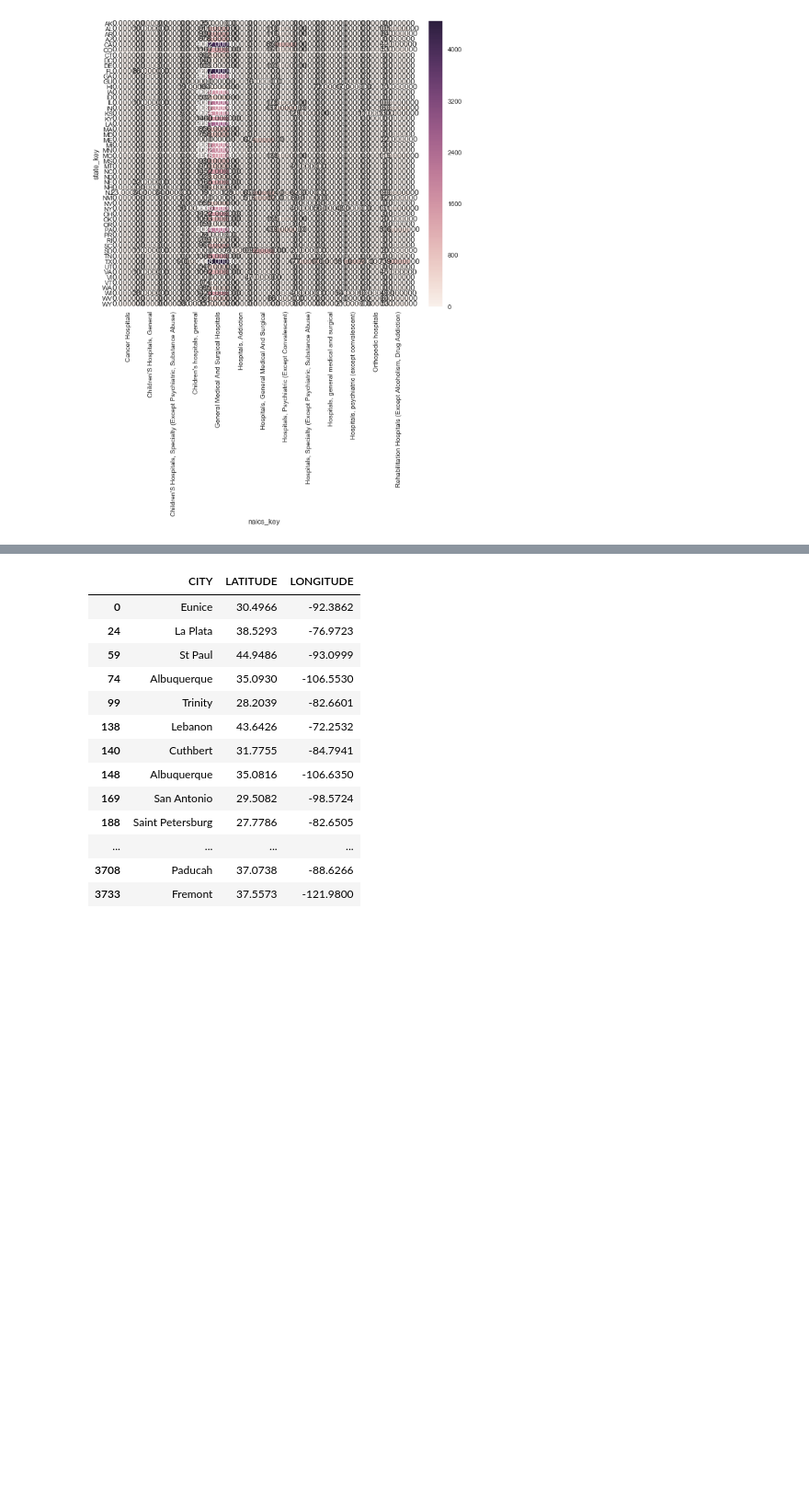
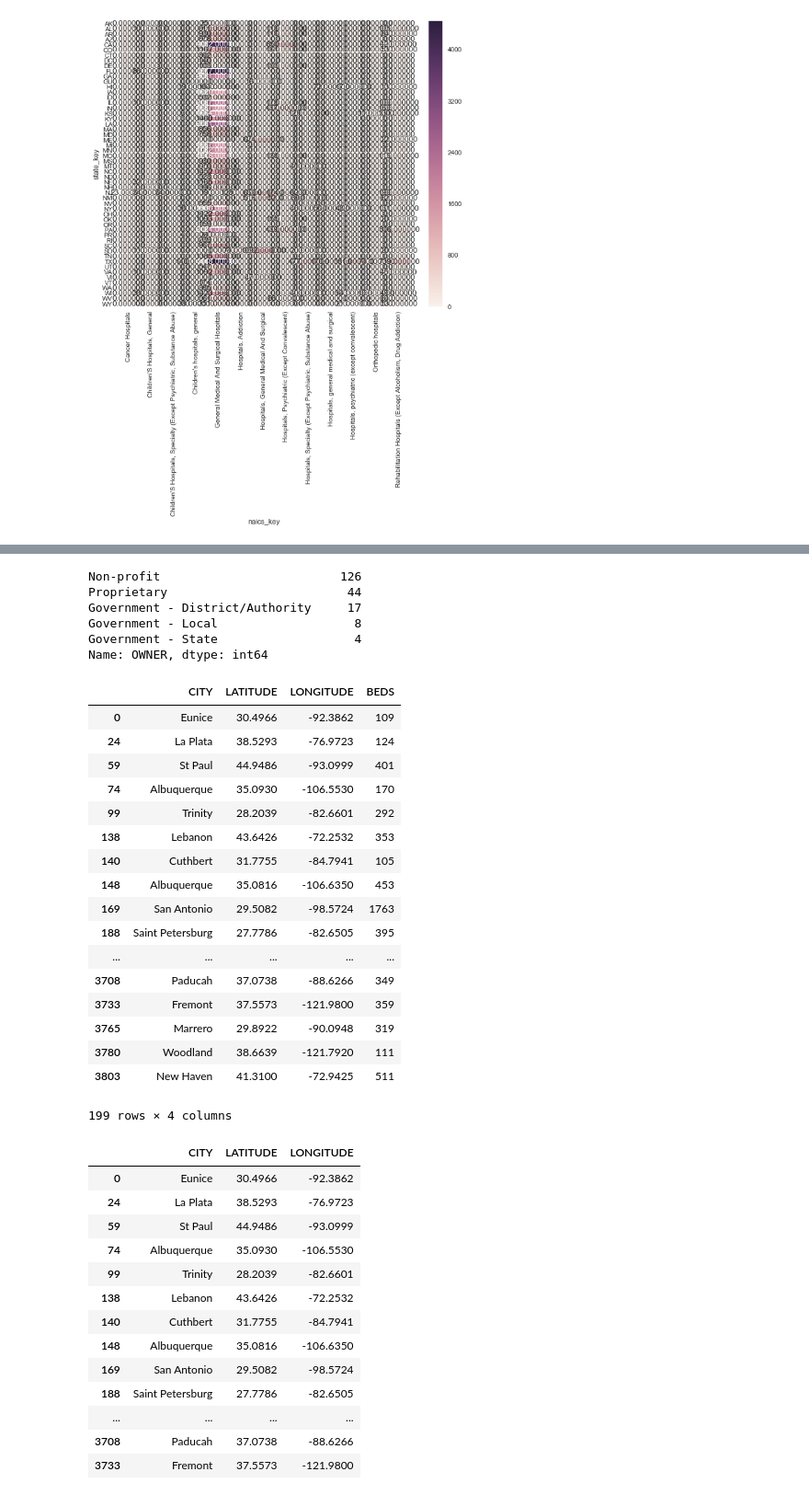
Before and after one commit to arielgamino/dataincubator, a Jupyter notebook: data-insights-challenge - part 2.ipynb, the cells around one changed output, grey strips where cells are left out. Shown at 92% size. Drawn from its saved outputs; the diff is of its cells as text; code cells hidden in the pictures; blank space fills up the shorter version.

```diff
--- a/data-insights-challenge - part 2.ipynb
+++ b/data-insights-challenge - part 2.ipynb
@@ -314,3 +342,34 @@ df_hospitals_with_term_cancer.head()
+# %%
+#Show Value counts for hospitals that contained term cancer
+df_hospitals_with_term_cancer['OWNER'].value_counts()
+# %% [output]
+Non-profit                         126
+Proprietary                         44
+Government - District/Authority     17
+Government - Local                   8
+Government - State                   4
+Name: OWNER, dtype: int64
+# %%
+df_hospitals_with_term_cancer[['CITY','LATITUDE','LONGITUDE','BEDS']]
+# %% [output]
+|  | CITY | LATITUDE | LONGITUDE | BEDS |
+| 0 | Eunice | 30.4966 | -92.3862 | 109 |
+| 24 | La Plata | 38.5293 | -76.9723 | 124 |
+| 59 | St Paul | 44.9486 | -93.0999 | 401 |
+| 74 | Albuquerque | 35.0930 | -106.5530 | 170 |
+| 99 | Trinity | 28.2039 | -82.6601 | 292 |
+| 138 | Lebanon | 43.6426 | -72.2532 | 353 |
+| 140 | Cuthbert | 31.7755 | -84.7941 | 105 |
+| 148 | Albuquerque | 35.0816 | -106.6350 | 453 |
+| 169 | San Antonio | 29.5082 | -98.5724 | 1763 |
+| 188 | Saint Petersburg | 27.7786 | -82.6505 | 395 |
+| ... | ... | ... | ... | ... |
+| 3708 | Paducah | 37.0738 | -88.6266 | 349 |
+| 3733 | Fremont | 37.5573 | -121.9800 | 359 |
+| 3765 | Marrero | 29.8922 | -90.0948 | 319 |
+| 3780 | Woodland | 38.6639 | -121.7920 | 111 |
+| 3803 | New Haven | 41.3100 | -72.9425 | 511 |
+199 rows × 4 columns
 # %%
 df_hospitals_with_term_cancer[['CITY','LATITUDE','LONGITUDE']]
 # %% [output]
```
Also changed, not shown: parts of 13 cells of this notebook, 8 other files.
